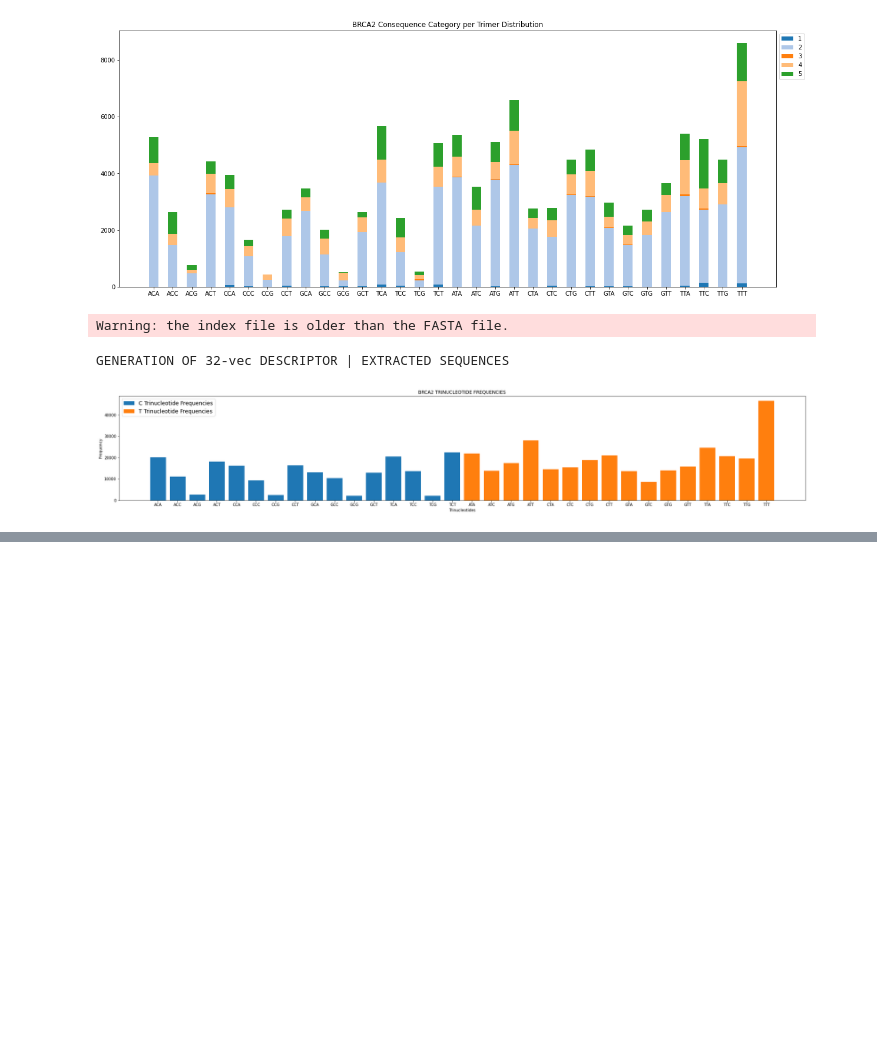
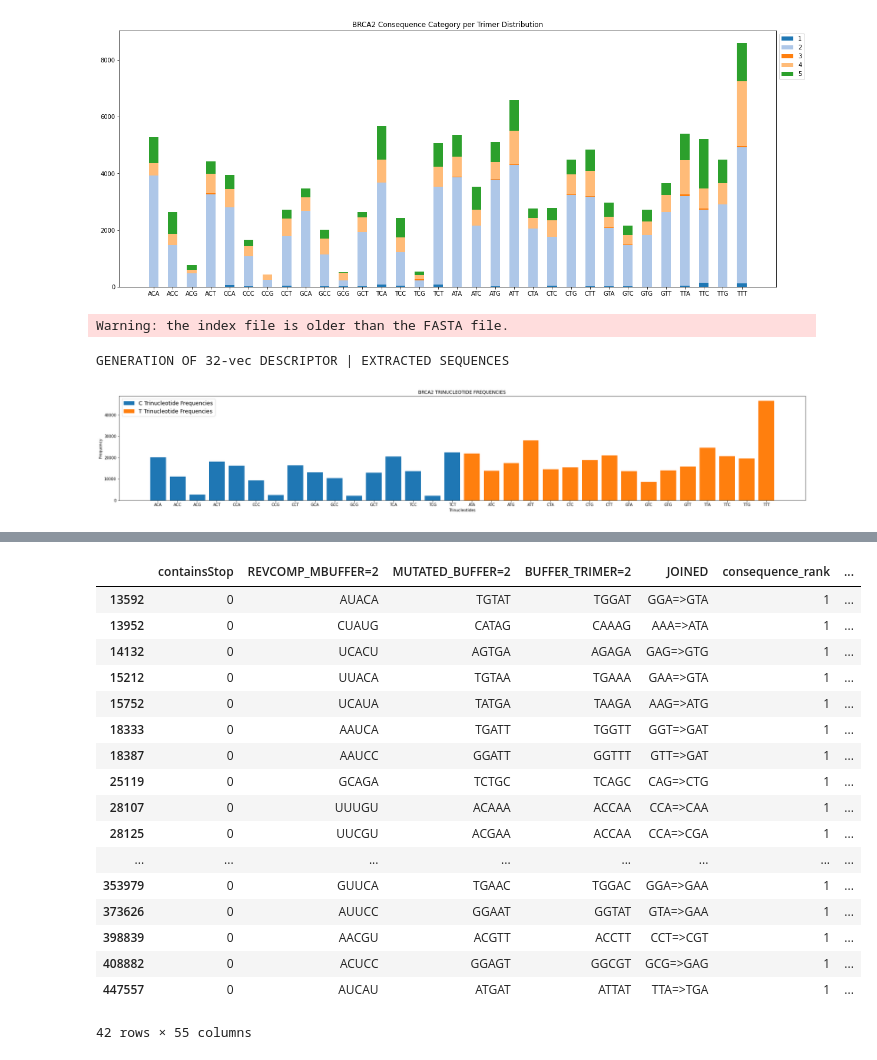
Before and after one commit to AvyukthN/UPenn-GaoLab, a Jupyter notebook: Results.ipynb, the cells around one changed output, grey strips where cells are left out. Drawn from its saved outputs; the diff is of its cells as text; code cells hidden in the pictures; blank space fills up the shorter version.

```diff
--- a/Results.ipynb
+++ b/Results.ipynb
@@ -413,2 +326,78 @@ plt.show()
 # %%
 transcripts.to_csv("transcripts_ex.tsv", sep="\t")
+# %%
+### INVESTINGATING SPECIAL CASES OF stop_gained ANNOTATION
+
+def induce_mutation(seq: str, pos: int, mutated_nuc: str):
+    seq = list(seq)
+    seq[pos] = mutated_nuc
+    return "".join(seq)
+
+def toRNA(seq: str):
+    seq = list(seq)
+    for i in range(len(seq)):
+        if seq[i] == "T":
+            seq[i] = "U"
+    return "".join(seq)
+
+def containsStopCodon(seq: str):
+    for stop_codon in ["UAA", "UAG", "UGA"]:
+        if stop_codon in seq:
+            return 1
+    return 0
+
+
+stopg = transcripts[transcripts["Consequence"] == "stop_gained"]
+joined_col = [f"{trimer}=>{mut_trimer}" for trimer, mut_trimer in zip(stopg["Trimer"], stopg["MUTATED_TRIMER"])]
+stopg.insert(0, "JOINED", joined_col)
+stopg_set = stopg.drop_duplicates(subset='JOINED', keep='first')
+
+## EXTRACTING A BUFFER AROUND THE TRIMER FOR ANALYSIS
+fasta_dict = load_fasta(f"/Users/avyukthnilajagi/Documents/Learn/UPennGaoLab/data/extracts/2024-08-21-12:04:05.675314_extract/geneFASTAs/{gene}.fa")
+# fasta_dict = load_fasta(f"./data/fasta_data/hg38.fa")
+buffer = 2
+bcol_name = f"BUFFER_TRIMER={buffer}"
+buffered_ctrimers = list(map(lambda x: extract_tbuffer(fasta_dict, x, buffer), list(stopg_set["Location"])))
+stopg_set.insert(0, bcol_name, buffered_ctrimers)
+
+## Reproducing Mutation in the Buffer Column
+## (buffer column is taken from the original fasta and doesnt contain mutations induced by insilico mutator)
+mut_buffers = [induce_mutation(btrimer, buffer, mnuc) for btrimer, mnuc in zip(buffered_ctrimers, stopg_set["ALT"])]
+stopg_set.insert(0, f"MUTATED_BUFFER={buffer}", mut_buffers)
+
+## CREATING A COLUMN THAT IS THE REVERSE COMPLEMENT OF THAT BUFFER
+rbcol_name = f"REVCOMP_MBUFFER={buffer}"
+revcomp_mbuffer = list(map(get_reverse_complement, mut_buffers))
+revcomp_mbuffer = list(map(toRNA, revcomp_mbuffer))
+stopg_set.insert(0, rbcol_name, revcomp_mbuffer)
+
+## Annotating which buffers contain stop codons
+containsStop = list(map(containsStopCodon, revcomp_mbuffer))
+stopg_set.insert(0, "containsStop", containsStop)
+
+## Filter out
+stopg_set = stopg_set[stopg_set["containsStop"] == 0]
+
+# values_to_exclude = ['=>None']
+# stopg_set = stopg_set[~stopg_set['JOINED'].isin(values_to_exclude)]
+stopg_set.to_csv("./BRCA2-stop_gained-special_cases.tsv", sep="\t")
+stopg_set
+# %% [output]
+|  | containsStop | REVCOMP_MBUFFER=2 | MUTATED_BUFFER=2 | BUFFER_TRIMER=2 | JOINED | consequence_rank | ... |
+| 13592 | 0 | AUACA | TGTAT | TGGAT | GGA=>GTA | 1 | ... |
+| 13952 | 0 | CUAUG | CATAG | CAAAG | AAA=>ATA | 1 | ... |
+| 14132 | 0 | UCACU | AGTGA | AGAGA | GAG=>GTG | 1 | ... |
+| 15212 | 0 | UUACA | TGTAA | TGAAA | GAA=>GTA | 1 | ... |
+| 15752 | 0 | UCAUA | TATGA | TAAGA | AAG=>ATG | 1 | ... |
+| 18333 | 0 | AAUCA | TGATT | TGGTT | GGT=>GAT | 1 | ... |
+| 18387 | 0 | AAUCC | GGATT | GGTTT | GTT=>GAT | 1 | ... |
+| 25119 | 0 | GCAGA | TCTGC | TCAGC | CAG=>CTG | 1 | ... |
+| 28107 | 0 | UUUGU | ACAAA | ACCAA | CCA=>CAA | 1 | ... |
+| 28125 | 0 | UUCGU | ACGAA | ACCAA | CCA=>CGA | 1 | ... |
+| ... | ... | ... | ... | ... | ... | ... | ... |
+| 353979 | 0 | GUUCA | TGAAC | TGGAC | GGA=>GAA | 1 | ... |
+| 373626 | 0 | AUUCC | GGAAT | GGTAT | GTA=>GAA | 1 | ... |
+| 398839 | 0 | AACGU | ACGTT | ACCTT | CCT=>CGT | 1 | ... |
+| 408882 | 0 | ACUCC | GGAGT | GGCGT | GCG=>GAG | 1 | ... |
+| 447557 | 0 | AUCAU | ATGAT | ATTAT | TTA=>TGA | 1 | ... |
+42 rows × 55 columns
```
Also changed, not shown: parts of 9 cells of this notebook, 7 other files.
